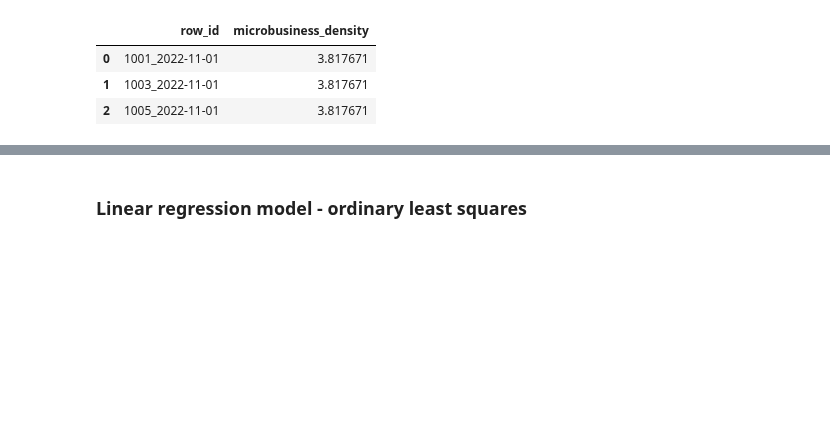
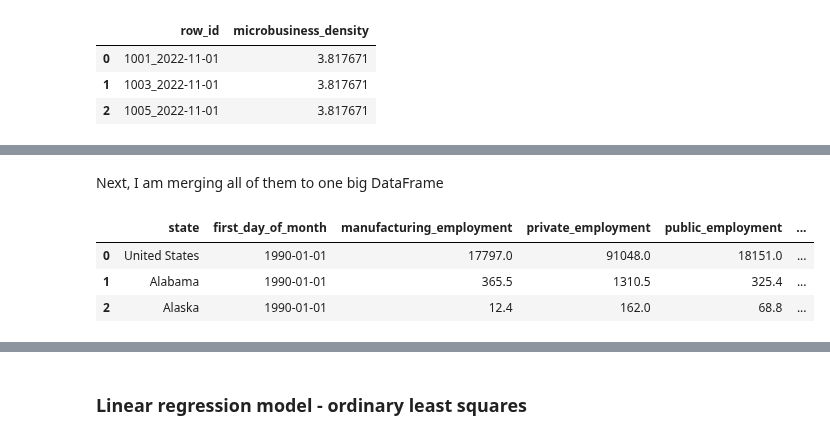
Before and after one commit to vroobelle93/03_GoDaddy, a Jupyter notebook: godaddy1.ipynb, the cells around one changed output, grey strips where cells are left out. Saved outputs shown, nothing was run; the diff lists cells and outputs as text; code cells hidden in the pictures; blank space fills up the shorter version.

```diff
--- a/godaddy1.ipynb
+++ b/godaddy1.ipynb
@@ -64,0 +117,53 @@ sample_submission.head(3)
+# %% [markdown]
+Next, I am merging all of them to one big DataFrame
+# %%
+# Create gathered data DataFrame
+gathered_data_df = pd.merge(
+    manufacturing_employment_data_reshaped,
+    private_employment_data_reshaped,
+    how='left',
+    left_on=['Geography', 'first_day_of_month'],
+    right_on=['Geography', 'first_day_of_month']
+)
+
+gathered_data_df = pd.merge(
+    gathered_data_df,
+    public_employment_data_reshaped,
+    how='outer',
+    left_on=['Geography', 'first_day_of_month'],
+    right_on=['Geography', 'first_day_of_month']
+)
+
+gathered_data_df = pd.merge(
+    gathered_data_df,
+    retail_employment_data_reshaped,
+    how='outer',
+    left_on=['Geography', 'first_day_of_month'],
+    right_on=['Geography', 'first_day_of_month']
+)
+
+gathered_data_df = pd.merge(
+    gathered_data_df,
+    total_employment_data_reshaped,
+    how='outer',
+    left_on=['Geography', 'first_day_of_month'],
+    right_on=['Geography', 'first_day_of_month']
+)
+
+gathered_data_df = pd.merge(
+    gathered_data_df,
+    unemployment_rate_data_reshaped,
+    how='outer',
+    left_on=['Geography', 'first_day_of_month'],
+    right_on=['Geography', 'first_day_of_month']
+)
+
+# Change column name just for convenience - I will not use values provided for whole United Stated
+gathered_data_df = gathered_data_df.rename(columns={'Geography': 'state'})
+
+gathered_data_df.head(3)
+# %% [output]
+|  | state | first_day_of_month | manufacturing_employment | private_employment | public_employment | ... |
+| 0 | United States | 1990-01-01 | 17797.0 | 91048.0 | 18151.0 | ... |
+| 1 | Alabama | 1990-01-01 | 365.5 | 1310.5 | 325.4 | ... |
+| 2 | Alaska | 1990-01-01 | 12.4 | 162.0 | 68.8 | ... |
```
Also changed, not shown: parts of 33 cells of this notebook, 2 other files.
